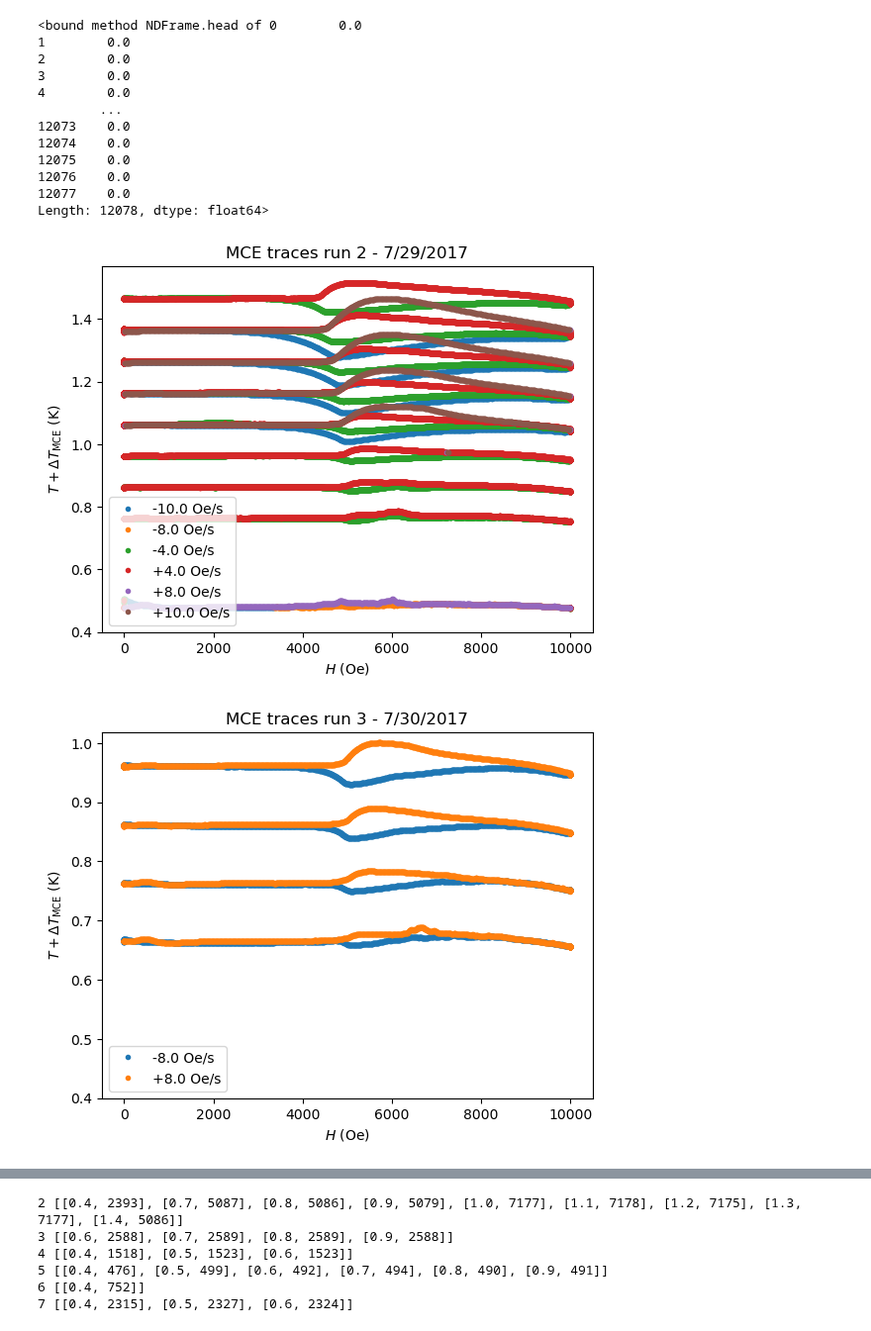
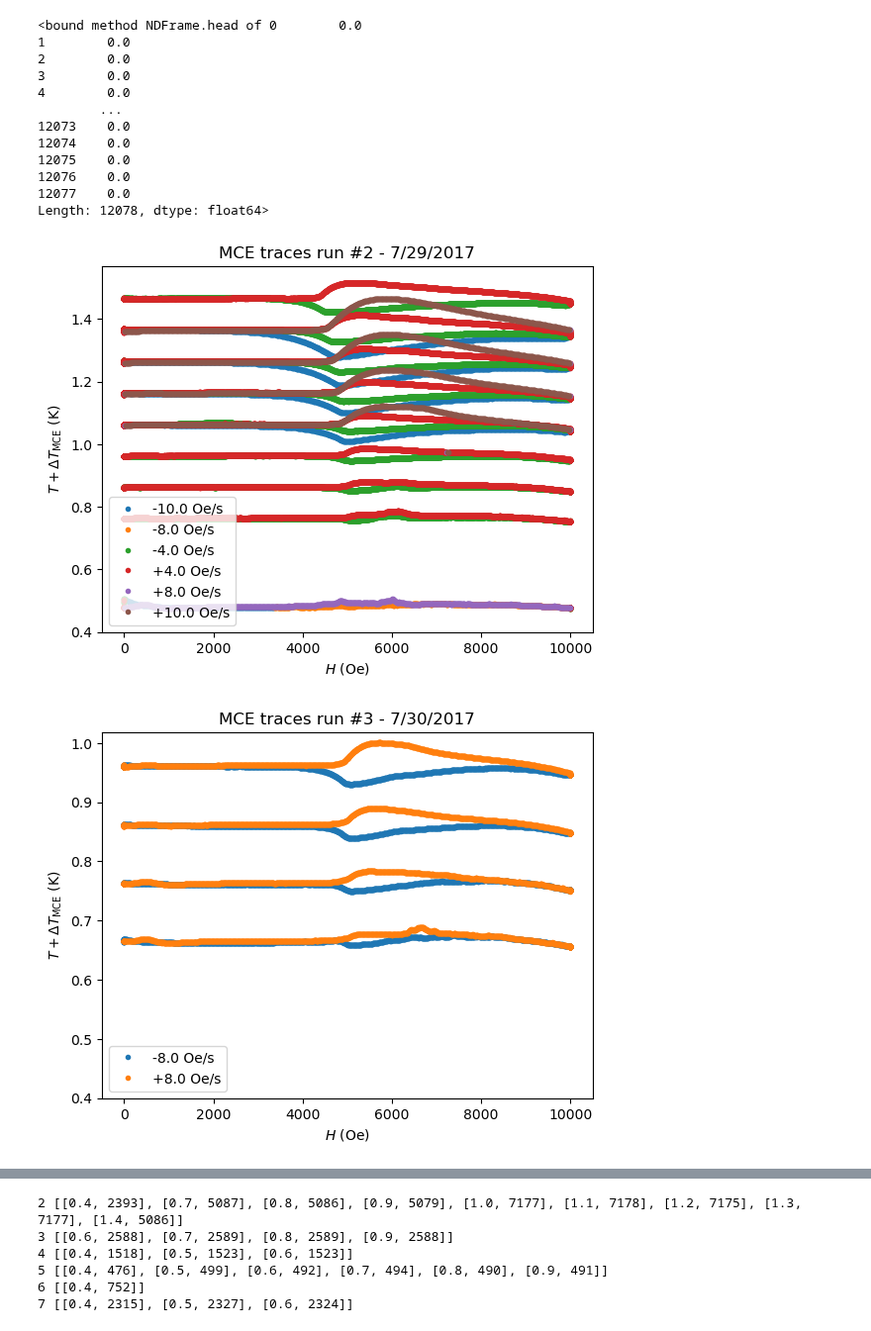
Before and after one commit to pmassat/pythonpda, a Jupyter notebook: MCE_analysis_Python/TmVO4_MCE_fitting.ipynb, the cells around one changed output, grey strips where cells are left out. Shown at 99% size. Drawn from its saved outputs; the diff is of its cells as text; code cells hidden in the pictures.

```diff
--- a/MCE_analysis_Python/TmVO4_MCE_fitting.ipynb
+++ b/MCE_analysis_Python/TmVO4_MCE_fitting.ipynb
@@ -134,7 +134,7 @@ for runID in pltIDs:#runIDs[:]:
     plt.ylim(bottom=0.4)
     plt.xlabel(xlabel_mce)
     plt.ylabel(ylabel_mce)
-    plt.title(f'Raw {title_mce}')
+    plt.title(f'Raw MCE traces run #{runID} - {run_date[runID]}')
 # %% [output]
 Using matplotlib backend: Qt5Agg
 # %%
@@ -149,7 +149,7 @@ for runID in pltIDs:#runIDs:
     plt.ylim(bottom=0.4)
     plt.xlabel(xlabel_mce)
     plt.ylabel(ylabel_mce)
-    plt.title(f'Smoothed {title_mce}')
+    plt.title(f'Smoothed MCE traces run #{runID} - {run_date[runID]}')
 # %%
 # Extract sweeprates from dH data
 for runID in runIDs:
@@ -227,15 +227,15 @@ for runID in runIDs:
 # %%
 # import ipywidgets as widgets
 %matplotlib inline
 for runID in runIDs:
     fig = plt.figure()
     for i, sr in enumerate(H[runID].columns):
         plt.plot(H[runID][sr], T[runID][sr], '.', label=f'{sr:+.1f} Oe/s')
     plt.ylim(bottom=0.4)
     plt.xlabel(xlabel_mce)
     plt.ylabel(ylabel_mce)
-    plt.title(title_mce)
+    plt.title(f'MCE traces run #{runID} - {run_date[runID]}')
     plt.legend()
 # %% [output]
-[figure, old version]
+[figure, new version]
-[figure, old version]
+[figure, new version]
```
Also changed, not shown: parts of 6 cells of this notebook, 1 other file.
